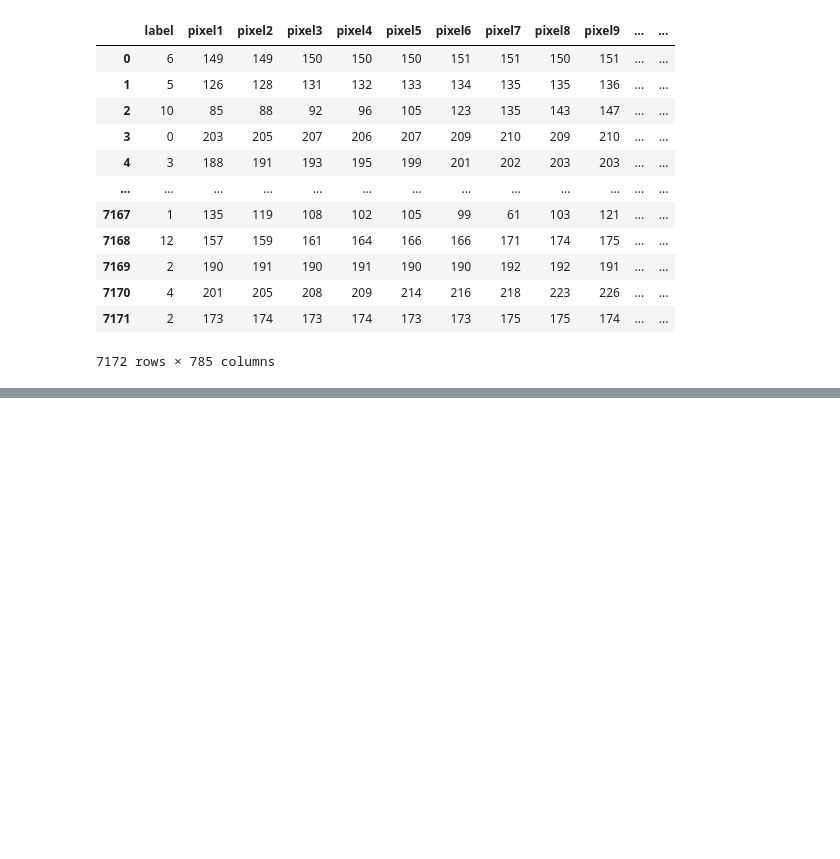
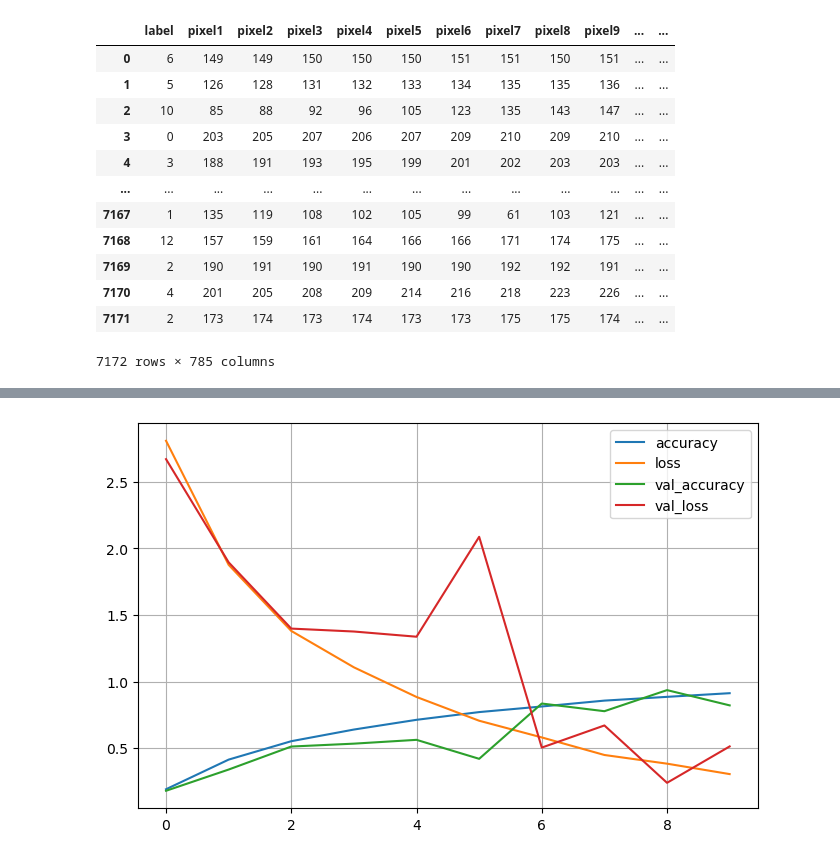
Before and after one commit to notPlancha/AML-homework, a Jupyter notebook: src/lab2.ipynb, the cells around one changed output, grey strips where cells are left out. Saved outputs shown, nothing was run; the diff lists cells and outputs as text; code cells hidden in the pictures; blank space fills up the shorter version.

```diff
--- a/src/lab2.ipynb
+++ b/src/lab2.ipynb
@@ -58,0 +111,5 @@ mlp.layers
+# %%
+keras.utils.set_random_seed(42)
+model = MLP()
+history = model.fit(train, train_label)
+history
@@ -58,0 +129,6 @@ mlp.layers
+# %%
+import matplotlib.pyplot as plt
+history.plot(figsize=(8, 5), grid=True)
+plt.show()
+# %% [output]
+[figure, added]
```
Also changed, not shown: parts of 4 cells of this notebook, 3 other files.
